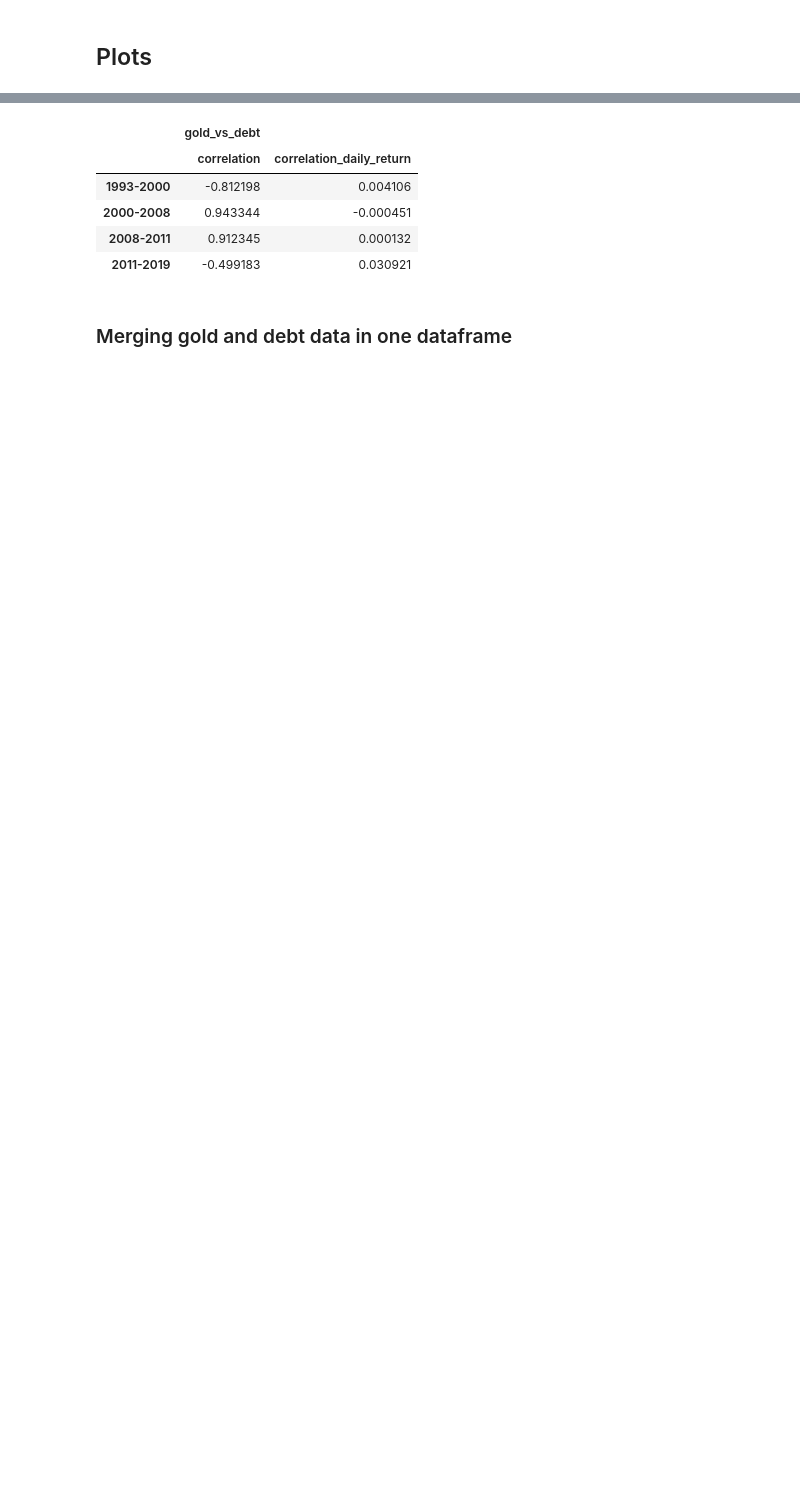
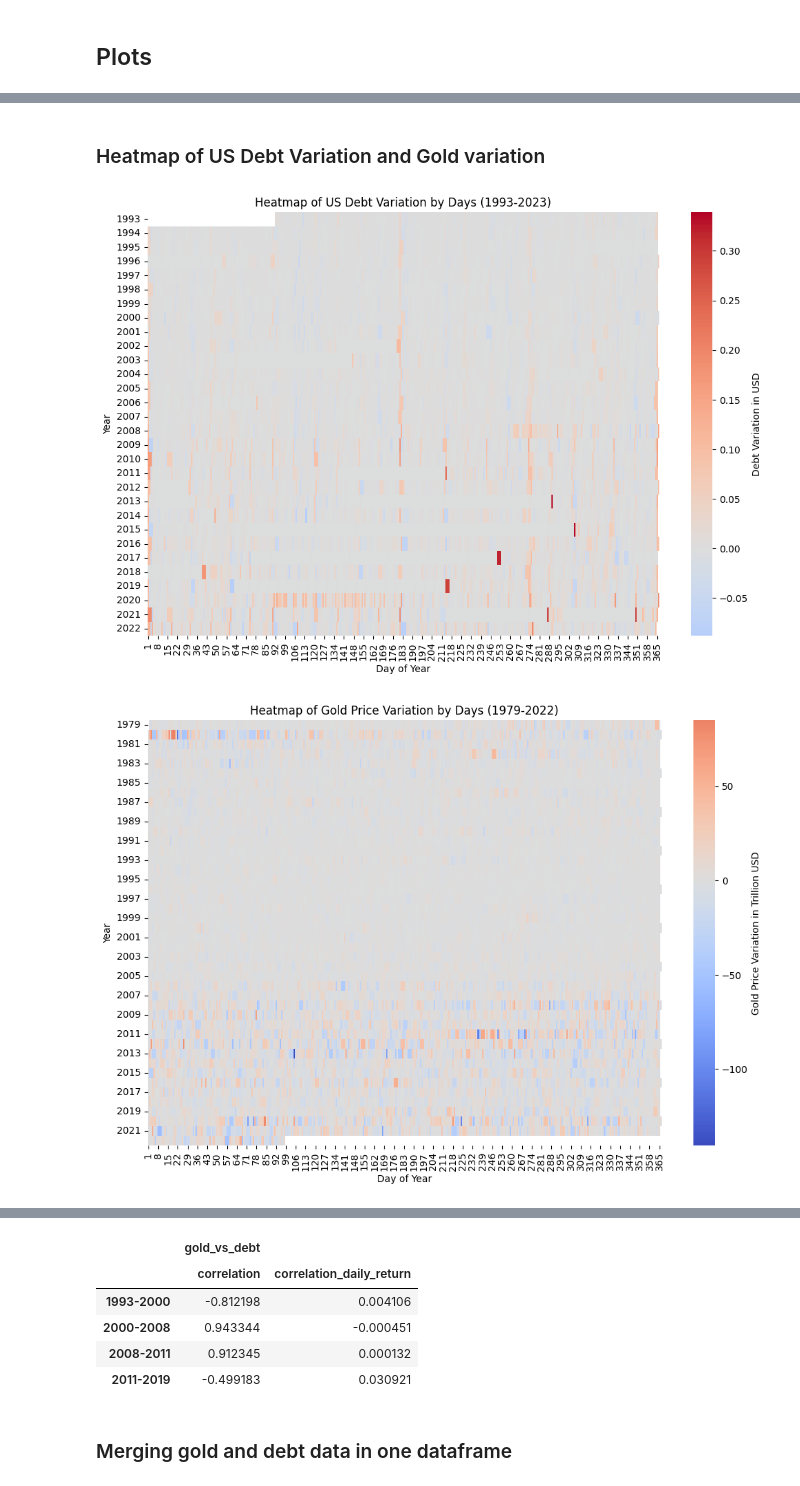
Before and after one commit to pafruchtenreich/ML_for_finance, a Jupyter notebook: notebook.ipynb, the cells around one changed output, grey strips where cells are left out. Drawn from its saved outputs; the diff is of its cells as text; code cells hidden in the pictures; blank space fills up the shorter version.

```diff
--- a/notebook.ipynb
+++ b/notebook.ipynb
@@ -101,2 +103,16 @@ debt_to_penny_df = debt_to_penny_df.set_index('record_date')
+# %%
+# compute daily returns
+gold_data_usd['daily_return'] = gold_data_usd['usd_price'].pct_change()
+debt_to_penny_df['daily_return'] = debt_to_penny_df['tot_pub_debt_out_amt'].pct_change()
+
+# compute daily variation
+gold_data_usd['daily_variation'] = gold_data_usd['usd_price'].diff()
+debt_to_penny_df['daily_variation'] = debt_to_penny_df['tot_pub_debt_out_amt'].diff()
+
+# compute 7d - 28d - 90d - 365 annualized volatility for gold and debt
+gold_data_usd['volatility_7d'] = gold_data_usd['daily_return'].rolling(window=7).std() * ((365/7)**0.5)
+gold_data_usd['volatility_28d'] = gold_data_usd['daily_return'].rolling(window=28).std() * ((365/28)**0.5)
+gold_data_usd['volatility_90d'] = gold_data_usd['daily_return'].rolling(window=90).std() * ((365/90)**0.5)
+gold_data_usd['volatility_365d'] = gold_data_usd['daily_return'].rolling(window=365).std()
 # %% [markdown]
 ## Plots
@@ -146,0 +176,47 @@ plt.show()
+# %% [markdown]
+### Heatmap of US Debt Variation and Gold variation
+# %%
+import seaborn as sns
+
+# Resample the data to daily frequency and fill missing values
+debt_daily = debt_to_penny_df.resample('D').ffill()
+
+# Create a pivot table with years as rows and days of the year as columns
+debt_daily['Year'] = debt_daily.index.year
+debt_daily['DayOfYear'] = debt_daily.index.dayofyear
+# Calculate the daily variation in debt
+debt_daily['Debt_Variation'] = debt_daily['tot_pub_debt_out_amt'].diff()
+
+# Create a pivot table with years as rows and days of the year as columns for debt variation
+debt_variation_pivot = debt_daily.pivot('Year', 'DayOfYear', 'Debt_Variation')
+
+# Plot the heatmap for debt variation
+plt.figure(figsize=(12, 8))
+sns.heatmap(debt_variation_pivot, cmap='coolwarm', cbar_kws={'label': 'Debt Variation in  USD'})
+plt.title('Heatmap of US Debt Variation by Days (1993-2023)')
+plt.xlabel('Day of Year')
+plt.ylabel('Year')
+plt.show()
+
+# Resample the gold data to daily frequency and fill missing values
+gold_daily = gold_data_usd.resample('D').ffill()
+
+# Create a pivot table with years as rows and days of the year as columns
+gold_daily['Year'] = gold_daily.index.year
+gold_daily['DayOfYear'] = gold_daily.index.dayofyear
+# Calculate the daily variation in gold price
+gold_daily['Gold_Variation'] = gold_daily['usd_price'].diff()
+
+# Create a pivot table with years as rows and days of the year as columns for gold price variation
+gold_variation_pivot = gold_daily.pivot('Year', 'DayOfYear', 'Gold_Variation')
+
+# Plot the heatmap for gold price variation
+plt.figure(figsize=(12, 8))
+sns.heatmap(gold_variation_pivot, cmap='coolwarm', cbar_kws={'label': 'Gold Price Variation in USD (Trillions)'})
+plt.title('Heatmap of Gold Price Variation by Days (1979-2022)')
+plt.xlabel('Day of Year')
+plt.ylabel('Year')
+plt.show()
+# %% [output]
+[figure, added]
+[figure, added]
```
Also changed, not shown: parts of 29 cells of this notebook.
